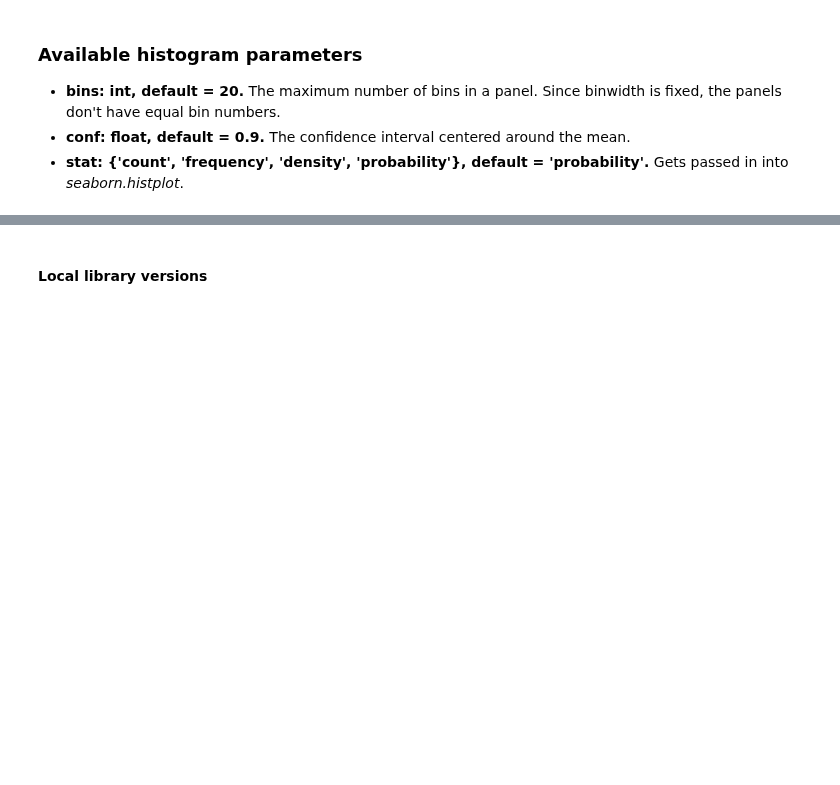
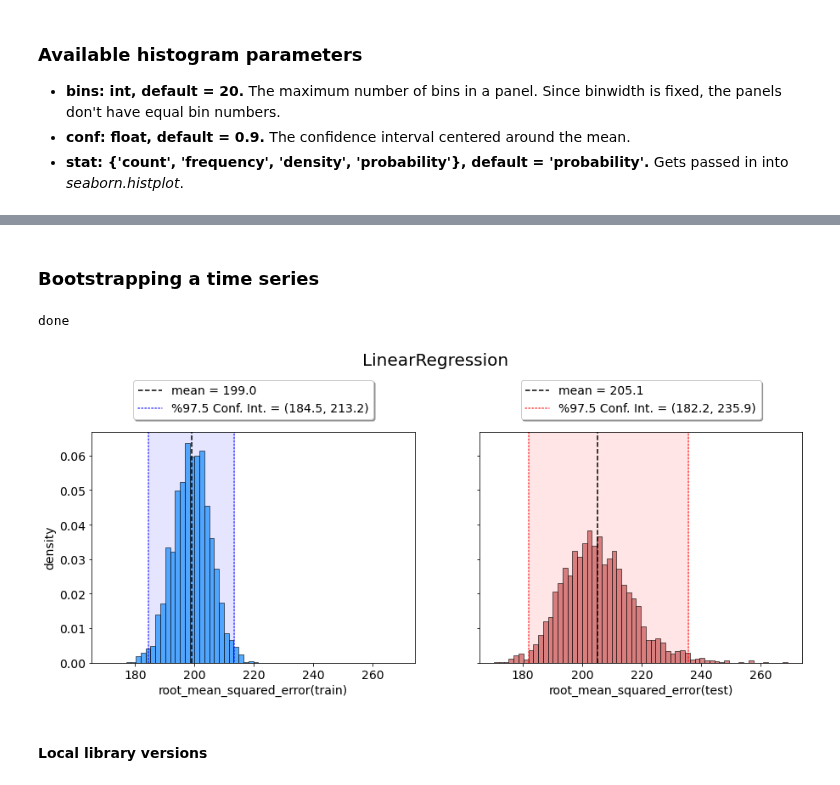
Before and after one commit to ttmarkka/mlbootstrap, a Jupyter notebook: BE_example.ipynb, the cells around one changed output, grey strips where cells are left out. Drawn from its saved outputs; the diff is of its cells as text; code cells hidden in the pictures; blank space fills up the shorter version.

Commit message:
introduced time series functionality

```diff
--- a/BE_example.ipynb
+++ b/BE_example.ipynb
@@ -110,3 +172,21 @@ BE_linear.plot(bins = 60, conf = 0.975, stat = 'density')
+# %% [markdown]
+### Bootstrapping a time series
+# %%
+# Data
+X, y = dg['nums_2'], dg['nums_1']
+
+# Create an instance of the class
+BE_linear = BootstrapEstimator(LR())
+
+# Fit and calculate the RMS, with parameters as explained above
+BE_linear.fit_calculate(X, y, root_mean_squared_error, n = 1500, test_size = 0.3,
+                             verbose = True, random_state = 3, time_series = True, n_splits = 3)
+# %% [output]
+done
+# %%
+BE_linear.plot(bins = 60, conf = 0.975, stat = 'density')
+# %% [output]
+[figure, added]
 # %% [markdown]
 #### Local library versions
 # %%
```
Also changed, not shown: parts of 15 cells of this notebook, 1 other file.
